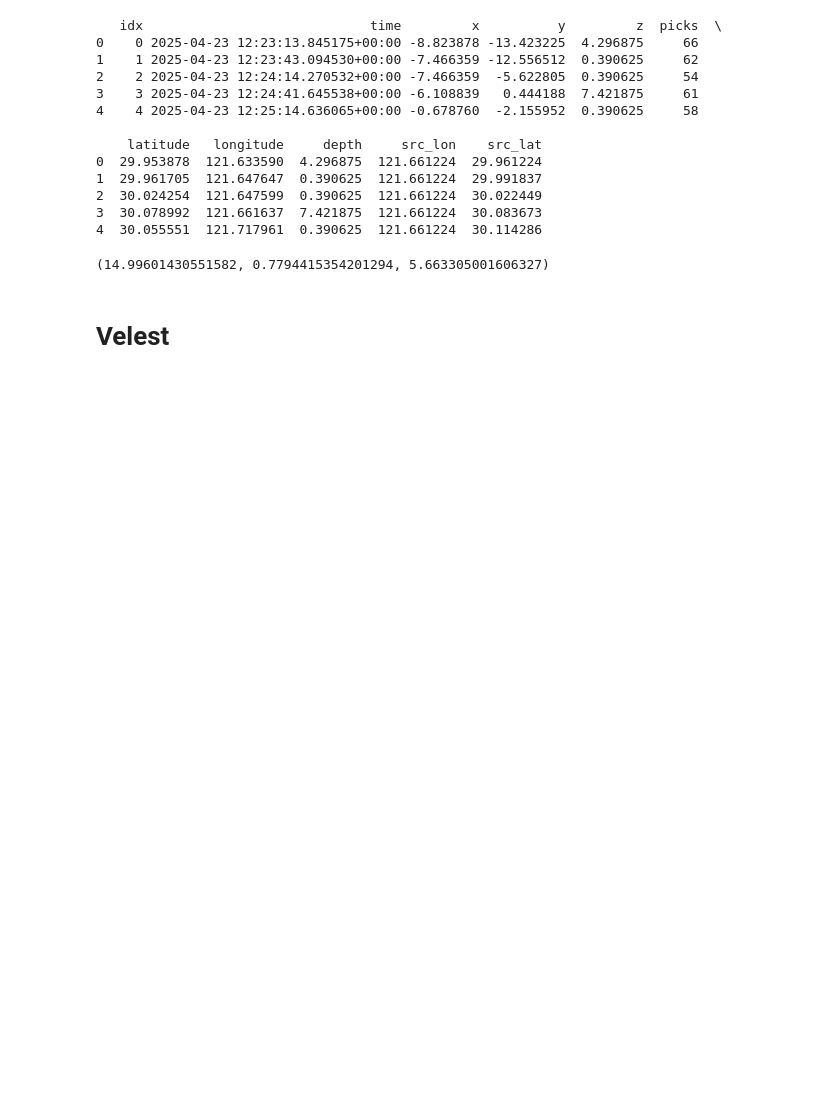
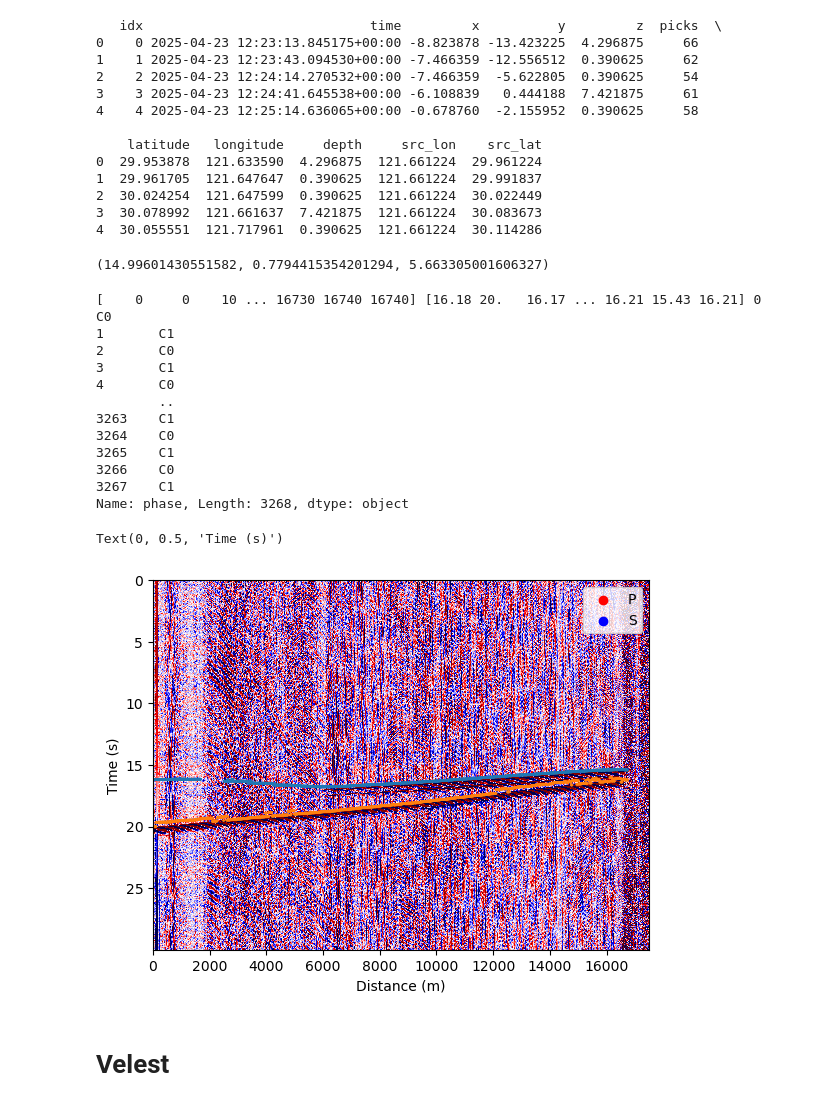
Before and after one commit to wuw584/EQNet, a Jupyter notebook: docs/location_tutorial.ipynb, the cells around one changed output. Saved outputs shown, nothing was run; the diff lists cells and outputs as text; code cells hidden in the pictures; blank space fills up the shorter version.

```diff
--- a/docs/location_tutorial.ipynb
+++ b/docs/location_tutorial.ipynb
@@ -238,6 +247,34 @@ pyocto_events['misfit'].max(),pyocto_events['misfit'].min(),pyocto_events['misfi
 3  30.078992  121.661637  7.421875  121.661224  30.083673
 4  30.055551  121.717961  0.390625  121.661224  30.114286
 (14.99601430551582, 0.7794415354201294, 5.663305001606327)
+# %%
+picks = pd.read_csv(f"/home/disk/disk01/backup/model/EQNet/docs/results/pyocto/associate_list.csv",sep=",")
+
+plt.figure()
+plt.imshow(normalize(data).T, cmap="seismic", vmin=-1, vmax=1, aspect="auto", extent=[x[0], x[-1], t[-1], t[0]], interpolation="none")
+color = picks["phase"].map({"P": "C0", "S": "C1"})
+print(picks["channel_index"].values * dx , picks["phase_index"].values * dt,color)
+plt.scatter(picks["channel_index"].values * dx, picks["phase_index"].values * dt, c=color, s=1)
+plt.scatter([], [], c="r", label="P")
+plt.scatter([], [], c="b", label="S")
+plt.legend()
+plt.xlabel("Distance (m)")
+plt.ylabel("Time (s)")
+# %% [output]
+[    0     0    10 ... 16730 16740 16740] [16.18 20.   16.17 ... 16.21 15.43 16.21] 0       C0
+1       C1
+2       C0
+3       C1
+4       C0
+        ..
+3263    C1
+3264    C0
+3265    C1
+3266    C0
+3267    C1
+Name: phase, Length: 3268, dtype: object
+Text(0, 0.5, 'Time (s)')
+[figure, added]
 # %% [markdown]
 # Velest
 # %%
```
Also changed, not shown: parts of 12 cells of this notebook, 2 other files.
